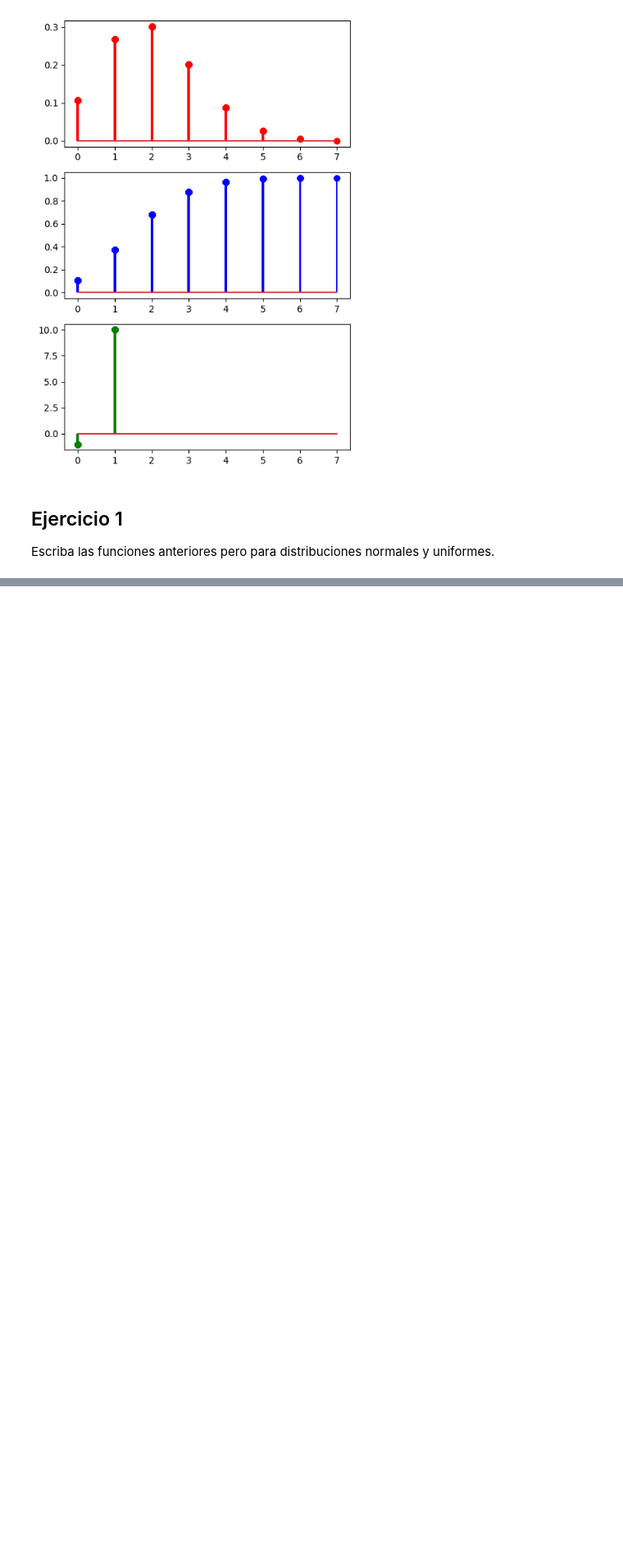
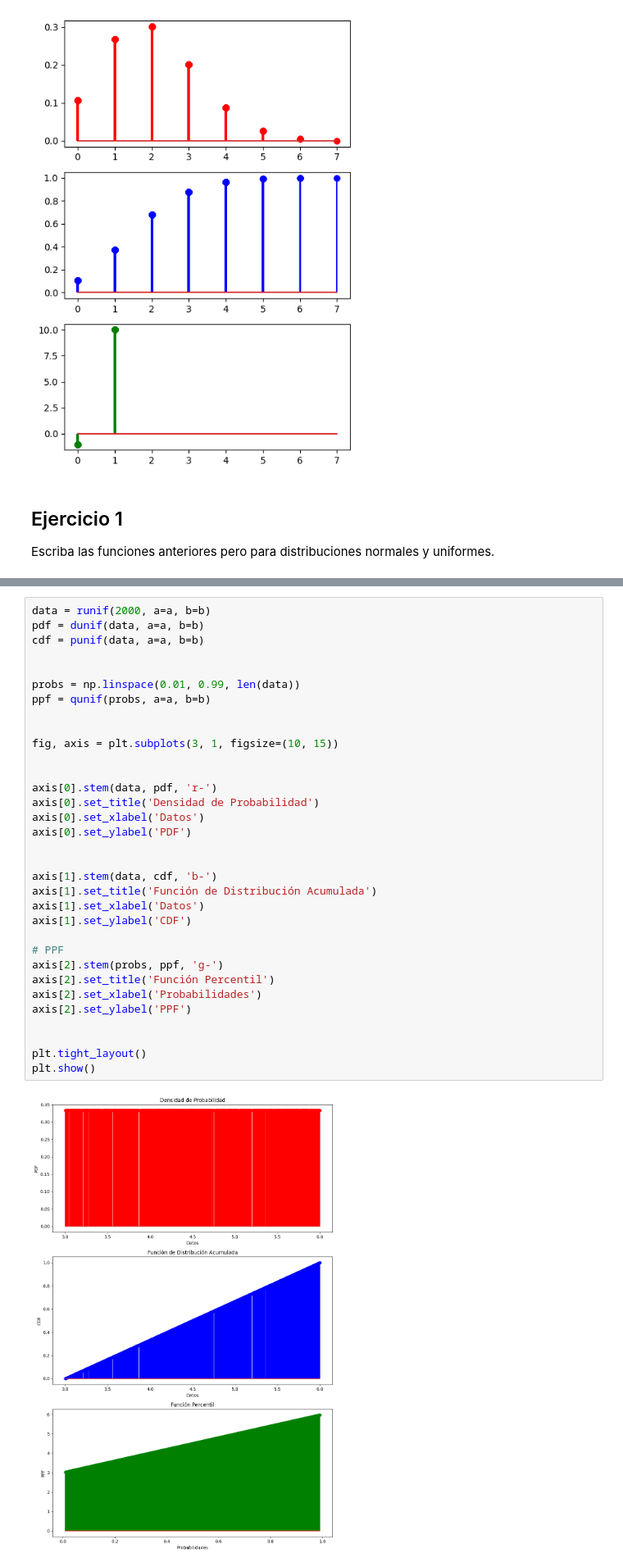
Before and after one commit to Kevarci/probability-distribution-exercises-project-with-python, a Jupyter notebook: notebook/problems.es.ipynb, the cells around one changed output, grey strips where cells are left out. Shown: that part at 82% size. Drawn from its saved outputs; the diff is of its cells as text; blank space fills up the shorter version.

```diff
--- a/notebook/problems.es.ipynb
+++ b/notebook/problems.es.ipynb
@@ -142,0 +203,35 @@ TypeError: dnorm() got an unexpected keyword argument 'mean'
+# %%
+data = runif(2000, a=a, b=b)
+pdf = dunif(data, a=a, b=b)
+cdf = punif(data, a=a, b=b)
+
+
+probs = np.linspace(0.01, 0.99, len(data))
+ppf = qunif(probs, a=a, b=b)
+
+
+fig, axis = plt.subplots(3, 1, figsize=(10, 15))
+
+
+axis[0].stem(data, pdf, 'r-')
+axis[0].set_title('Densidad de Probabilidad')
+axis[0].set_xlabel('Datos')
+axis[0].set_ylabel('PDF')
+
+
+axis[1].stem(data, cdf, 'b-')
+axis[1].set_title('Función de Distribución Acumulada')
+axis[1].set_xlabel('Datos')
+axis[1].set_ylabel('CDF')
+
+# PPF
+axis[2].stem(probs, ppf, 'g-')
+axis[2].set_title('Función Percentil')
+axis[2].set_xlabel('Probabilidades')
+axis[2].set_ylabel('PPF')
+
+
+plt.tight_layout()
+plt.show()
+# %% [output]
+[figure, added]
```
Also changed, not shown: parts of 4 cells of this notebook.
